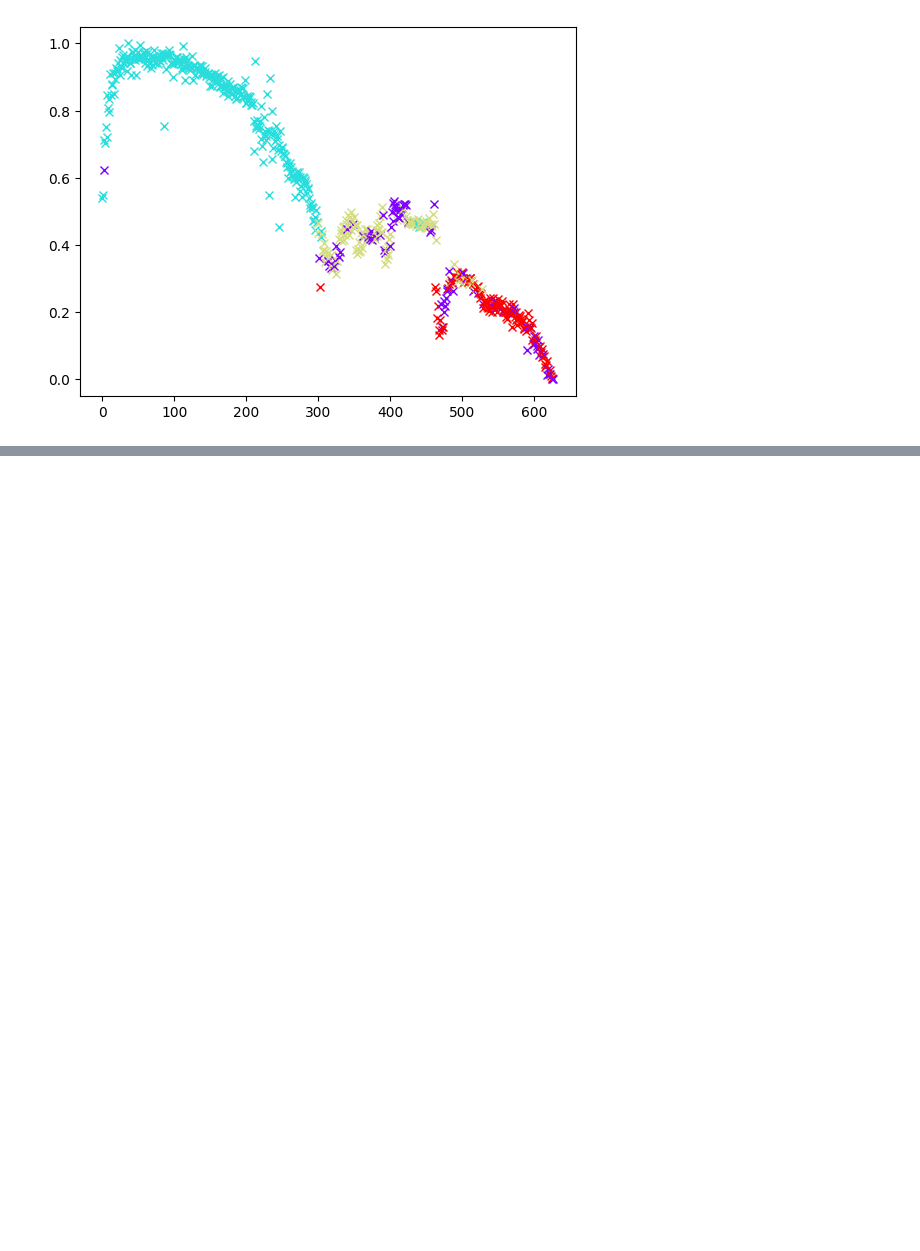
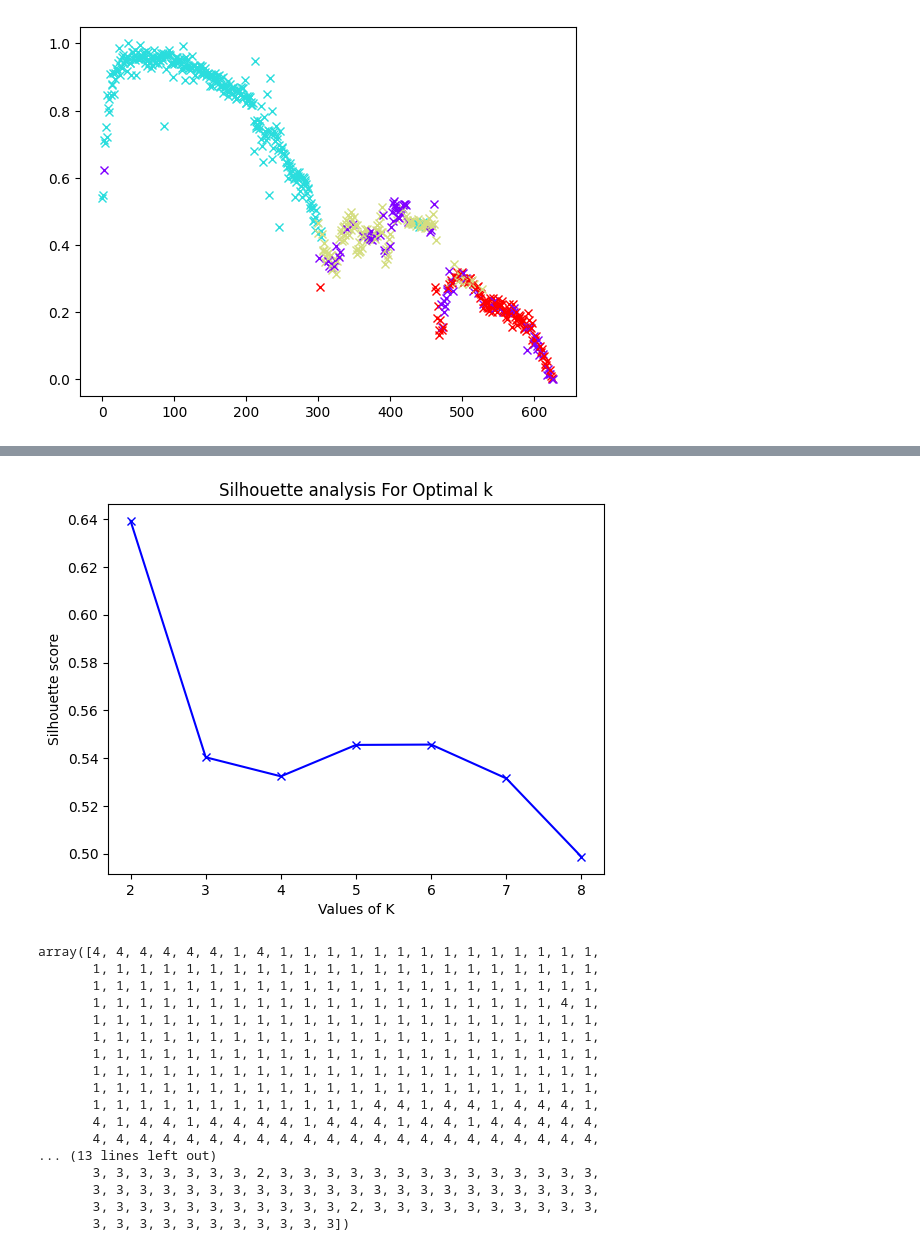
Before and after one commit to CanaliDavide/DASA--Project, a Jupyter notebook: Clustering.ipynb, the cells around one changed output, grey strips where cells are left out. Saved outputs shown, nothing was run; the diff lists cells and outputs as text; code cells hidden in the pictures; blank space fills up the shorter version.

```diff
--- a/Clustering.ipynb
+++ b/Clustering.ipynb
@@ -248,0 +278,21 @@ plt.show()
+# %%
+Utility.KMeanClustering(cycleA, ["Eggs", "Death"])
+# %% [output]
+[figure, added]
+array([4, 4, 4, 4, 4, 4, 1, 4, 1, 1, 1, 1, 1, 1, 1, 1, 1, 1, 1, 1, 1, 1,
+       1, 1, 1, 1, 1, 1, 1, 1, 1, 1, 1, 1, 1, 1, 1, 1, 1, 1, 1, 1, 1, 1,
+       1, 1, 1, 1, 1, 1, 1, 1, 1, 1, 1, 1, 1, 1, 1, 1, 1, 1, 1, 1, 1, 1,
+       1, 1, 1, 1, 1, 1, 1, 1, 1, 1, 1, 1, 1, 1, 1, 1, 1, 1, 1, 1, 4, 1,
+       1, 1, 1, 1, 1, 1, 1, 1, 1, 1, 1, 1, 1, 1, 1, 1, 1, 1, 1, 1, 1, 1,
+       1, 1, 1, 1, 1, 1, 1, 1, 1, 1, 1, 1, 1, 1, 1, 1, 1, 1, 1, 1, 1, 1,
+       1, 1, 1, 1, 1, 1, 1, 1, 1, 1, 1, 1, 1, 1, 1, 1, 1, 1, 1, 1, 1, 1,
+       1, 1, 1, 1, 1, 1, 1, 1, 1, 1, 1, 1, 1, 1, 1, 1, 1, 1, 1, 1, 1, 1,
+       1, 1, 1, 1, 1, 1, 1, 1, 1, 1, 1, 1, 1, 1, 1, 1, 1, 1, 1, 1, 1, 1,
+       1, 1, 1, 1, 1, 1, 1, 1, 1, 1, 1, 1, 4, 4, 1, 4, 4, 1, 4, 4, 4, 1,
+       4, 1, 4, 4, 1, 4, 4, 4, 4, 1, 4, 4, 4, 1, 4, 4, 1, 4, 4, 4, 4, 4,
+       4, 4, 4, 4, 4, 4, 4, 4, 4, 4, 4, 4, 4, 4, 4, 4, 4, 4, 4, 4, 4, 4,
+... (13 lines left out)
+       3, 3, 3, 3, 3, 3, 3, 2, 3, 3, 3, 3, 3, 3, 3, 3, 3, 3, 3, 3, 3, 3,
+       3, 3, 3, 3, 3, 3, 3, 3, 3, 3, 3, 3, 3, 3, 3, 3, 3, 3, 3, 3, 3, 3,
+       3, 3, 3, 3, 3, 3, 3, 3, 3, 3, 3, 2, 3, 3, 3, 3, 3, 3, 3, 3, 3, 3,
+       3, 3, 3, 3, 3, 3, 3, 3, 3, 3, 3])
```
Also changed, not shown: parts of 6 cells of this notebook, 1 other file.
